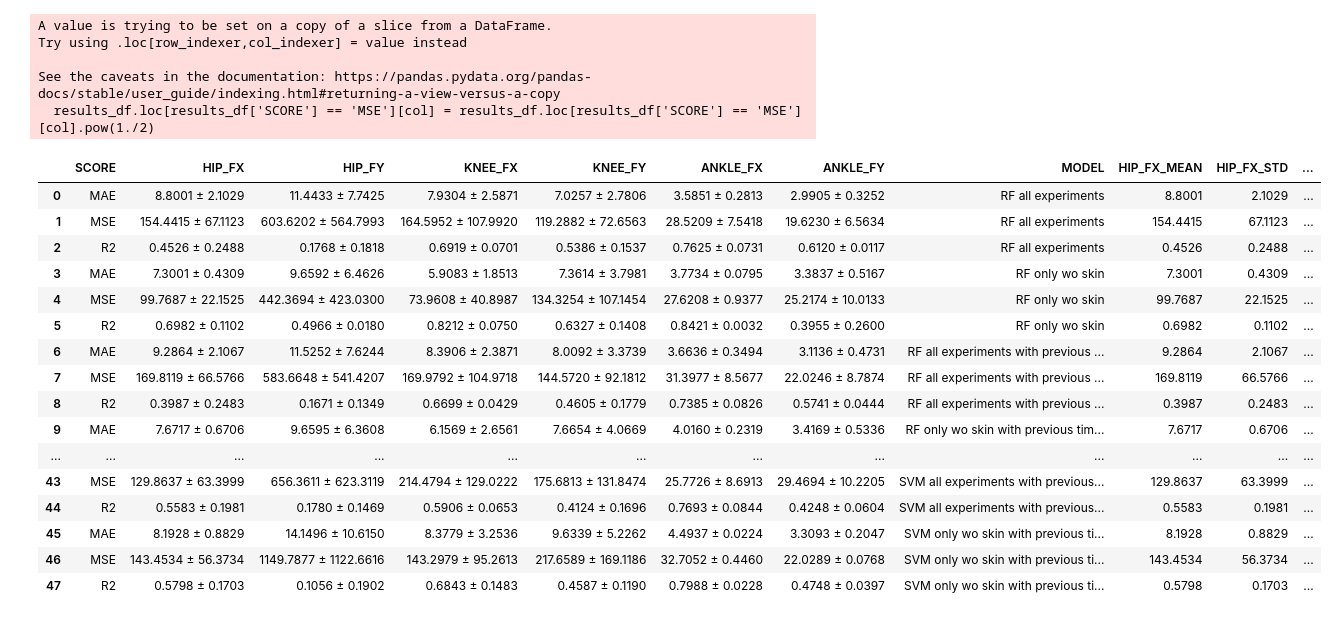
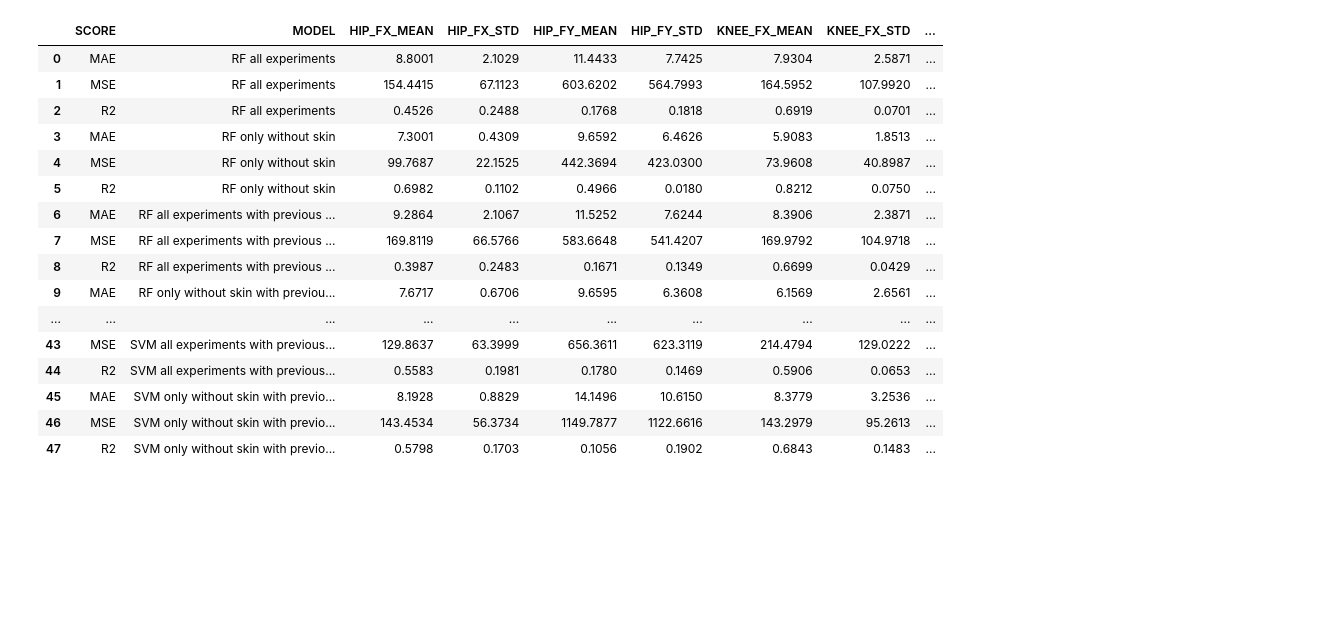
Before and after one commit to hl0d0w1g/EXOSAFE-ML, a Jupyter notebook: notebooks/models/interaction_forces/results_analysis.ipynb, the cells around one changed output. Cells and saved outputs as stored; diff of their text form; code cells hidden in the pictures; blank space fills up the shorter version.

```diff
--- a/notebooks/models/interaction_forces/results_analysis.ipynb
+++ b/notebooks/models/interaction_forces/results_analysis.ipynb
@@ -13,5 +15,5 @@ matplotlib.rcParams['font.family'] = 'STIXGeneral'
 # %%
-models = ['{} {} {}'.format(model, dataset, samples) for model in ['RF', 'XGB', 'KNN', 'SVM'] for samples in ['', 'with previous timesteps'] for dataset in ['all experiments', 'only wo skin']]
+models = ['{} {} {}'.format(model, dataset, samples) for model in ['RF', 'XGB', 'KNN', 'SVM'] for samples in ['', 'with previous timesteps'] for dataset in ['all experiments', 'only without skin']]
 labels = ['{} F{}'.format(joint, force) for joint in ['HIP', 'KNEE', 'ANKLE'] for force in ['x', 'y']]
 scores = ['MAE', 'MSE', 'R2']
 # %%
@@ -87,2 +68,0 @@ results_df.loc[results_df['SCORE'] == 'MSE'][metric_cols]
-# %%
-results_df.loc[results_df['SCORE'] == 'MSE'][metric_cols].pow(1./2, axis=0, inplace=True)
@@ -111,33 +69,23 @@ results_df.loc[results_df['SCORE'] == 'MSE'][metric_cols].pow(1./2, axis=0) == n
 # %%
-# Compute RMSE
-scores = ['MAE', 'RMSE', 'R2']
-
 metric_cols = [l.replace(' ', '_').upper() + '_' + m for l in labels for m in ['MEAN', 'STD']]
 
-for col in metric_cols:
-    results_df.loc[results_df['SCORE'] == 'MSE'][col] = results_df.loc[results_df['SCORE'] == 'MSE'][col].pow(1./2)
-
+results_df = results_df[['SCORE', 'MODEL'] + metric_cols]
 results_df
 # %% [output]
-A value is trying to be set on a copy of a slice from a DataFrame.
-Try using .loc[row_indexer,col_indexer] = value instead
-
-See the caveats in the documentation: https://pandas.pydata.org/pandas-docs/stable/user_guide/indexing.html#returning-a-view-versus-a-copy
-  results_df.loc[results_df['SCORE'] == 'MSE'][col] = results_df.loc[results_df['SCORE'] == 'MSE'][col].pow(1./2)
-|  | SCORE | HIP_FX | HIP_FY | KNEE_FX | KNEE_FY | ANKLE_FX | ANKLE_FY | MODEL | HIP_FX_MEAN | HIP_FX_STD | ... |
-| 0 | MAE | 8.8001 ± 2.1029 | 11.4433 ± 7.7425 | 7.9304 ± 2.5871 | 7.0257 ± 2.7806 | 3.5851 ± 0.2813 | 2.9905 ± 0.3252 | RF all experiments | 8.8001 | 2.1029 | ... |
-| 1 | MSE | 154.4415 ± 67.1123 | 603.6202 ± 564.7993 | 164.5952 ± 107.9920 | 119.2882 ± 72.6563 | 28.5209 ± 7.5418 | 19.6230 ± 6.5634 | RF all experiments | 154.4415 | 67.1123 | ... |
-| 2 | R2 | 0.4526 ± 0.2488 | 0.1768 ± 0.1818 | 0.6919 ± 0.0701 | 0.5386 ± 0.1537 | 0.7625 ± 0.0731 | 0.6120 ± 0.0117 | RF all experiments | 0.4526 | 0.2488 | ... |
-| 3 | MAE | 7.3001 ± 0.4309 | 9.6592 ± 6.4626 | 5.9083 ± 1.8513 | 7.3614 ± 3.7981 | 3.7734 ± 0.0795 | 3.3837 ± 0.5167 | RF only wo skin | 7.3001 | 0.4309 | ... |
-| 4 | MSE | 99.7687 ± 22.1525 | 442.3694 ± 423.0300 | 73.9608 ± 40.8987 | 134.3254 ± 107.1454 | 27.6208 ± 0.9377 | 25.2174 ± 10.0133 | RF only wo skin | 99.7687 | 22.1525 | ... |
-| 5 | R2 | 0.6982 ± 0.1102 | 0.4966 ± 0.0180 | 0.8212 ± 0.0750 | 0.6327 ± 0.1408 | 0.8421 ± 0.0032 | 0.3955 ± 0.2600 | RF only wo skin | 0.6982 | 0.1102 | ... |
-| 6 | MAE | 9.2864 ± 2.1067 | 11.5252 ± 7.6244 | 8.3906 ± 2.3871 | 8.0092 ± 3.3739 | 3.6636 ± 0.3494 | 3.1136 ± 0.4731 | RF all experiments with previous ... | 9.2864 | 2.1067 | ... |
-| 7 | MSE | 169.8119 ± 66.5766 | 583.6648 ± 541.4207 | 169.9792 ± 104.9718 | 144.5720 ± 92.1812 | 31.3977 ± 8.5677 | 22.0246 ± 8.7874 | RF all experiments with previous ... | 169.8119 | 66.5766 | ... |
-| 8 | R2 | 0.3987 ± 0.2483 | 0.1671 ± 0.1349 | 0.6699 ± 0.0429 | 0.4605 ± 0.1779 | 0.7385 ± 0.0826 | 0.5741 ± 0.0444 | RF all experiments with previous ... | 0.3987 | 0.2483 | ... |
-| 9 | MAE | 7.6717 ± 0.6706 | 9.6595 ± 6.3608 | 6.1569 ± 2.6561 | 7.6654 ± 4.0669 | 4.0160 ± 0.2319 | 3.4169 ± 0.5336 | RF only wo skin with previous tim... | 7.6717 | 0.6706 | ... |
-| ... | ... | ... | ... | ... | ... | ... | ... | ... | ... | ... | ... |
-| 43 | MSE | 129.8637 ± 63.3999 | 656.3611 ± 623.3119 | 214.4794 ± 129.0222 | 175.6813 ± 131.8474 | 25.7726 ± 8.6913 | 29.4694 ± 10.2205 | SVM all experiments with previous... | 129.8637 | 63.3999 | ... |
-| 44 | R2 | 0.5583 ± 0.1981 | 0.1780 ± 0.1469 | 0.5906 ± 0.0653 | 0.4124 ± 0.1696 | 0.7693 ± 0.0844 | 0.4248 ± 0.0604 | SVM all experiments with previous... | 0.5583 | 0.1981 | ... |
-| 45 | MAE | 8.1928 ± 0.8829 | 14.1496 ± 10.6150 | 8.3779 ± 3.2536 | 9.6339 ± 5.2262 | 4.4937 ± 0.0224 | 3.3093 ± 0.2047 | SVM only wo skin with previous ti... | 8.1928 | 0.8829 | ... |
-| 46 | MSE | 143.4534 ± 56.3734 | 1149.7877 ± 1122.6616 | 143.2979 ± 95.2613 | 217.6589 ± 169.1186 | 32.7052 ± 0.4460 | 22.0289 ± 0.0768 | SVM only wo skin with previous ti... | 143.4534 | 56.3734 | ... |
-| 47 | R2 | 0.5798 ± 0.1703 | 0.1056 ± 0.1902 | 0.6843 ± 0.1483 | 0.4587 ± 0.1190 | 0.7988 ± 0.0228 | 0.4748 ± 0.0397 | SVM only wo skin with previous ti... | 0.5798 | 0.1703 | ... |
+|  | SCORE | MODEL | HIP_FX_MEAN | HIP_FX_STD | HIP_FY_MEAN | HIP_FY_STD | KNEE_FX_MEAN | KNEE_FX_STD | ... |
+| 0 | MAE | RF all experiments | 8.8001 | 2.1029 | 11.4433 | 7.7425 | 7.9304 | 2.5871 | ... |
+| 1 | MSE | RF all experiments | 154.4415 | 67.1123 | 603.6202 | 564.7993 | 164.5952 | 107.9920 | ... |
+| 2 | R2 | RF all experiments | 0.4526 | 0.2488 | 0.1768 | 0.1818 | 0.6919 | 0.0701 | ... |
+| 3 | MAE | RF only without skin | 7.3001 | 0.4309 | 9.6592 | 6.4626 | 5.9083 | 1.8513 | ... |
+| 4 | MSE | RF only without skin | 99.7687 | 22.1525 | 442.3694 | 423.0300 | 73.9608 | 40.8987 | ... |
+| 5 | R2 | RF only without skin | 0.6982 | 0.1102 | 0.4966 | 0.0180 | 0.8212 | 0.0750 | ... |
+| 6 | MAE | RF all experiments with previous ... | 9.2864 | 2.1067 | 11.5252 | 7.6244 | 8.3906 | 2.3871 | ... |
+| 7 | MSE | RF all experiments with previous ... | 169.8119 | 66.5766 | 583.6648 | 541.4207 | 169.9792 | 104.9718 | ... |
+| 8 | R2 | RF all experiments with previous ... | 0.3987 | 0.2483 | 0.1671 | 0.1349 | 0.6699 | 0.0429 | ... |
+| 9 | MAE | RF only without skin with previou... | 7.6717 | 0.6706 | 9.6595 | 6.3608 | 6.1569 | 2.6561 | ... |
+| ... | ... | ... | ... | ... | ... | ... | ... | ... | ... |
+| 43 | MSE | SVM all experiments with previous... | 129.8637 | 63.3999 | 656.3611 | 623.3119 | 214.4794 | 129.0222 | ... |
+| 44 | R2 | SVM all experiments with previous... | 0.5583 | 0.1981 | 0.1780 | 0.1469 | 0.5906 | 0.0653 | ... |
+| 45 | MAE | SVM only without skin with previo... | 8.1928 | 0.8829 | 14.1496 | 10.6150 | 8.3779 | 3.2536 | ... |
+| 46 | MSE | SVM only without skin with previo... | 143.4534 | 56.3734 | 1149.7877 | 1122.6616 | 143.2979 | 95.2613 | ... |
+| 47 | R2 | SVM only without skin with previo... | 0.5798 | 0.1703 | 0.1056 | 0.1902 | 0.6843 | 0.1483 | ... |
```
Also changed, not shown: parts of 23 cells of this notebook, 5 other files.
